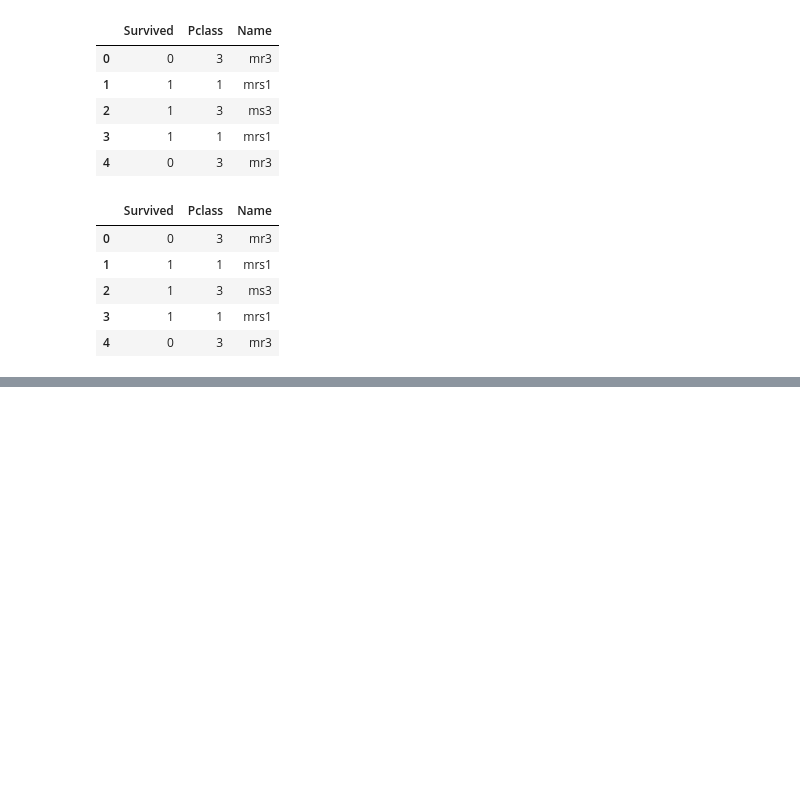
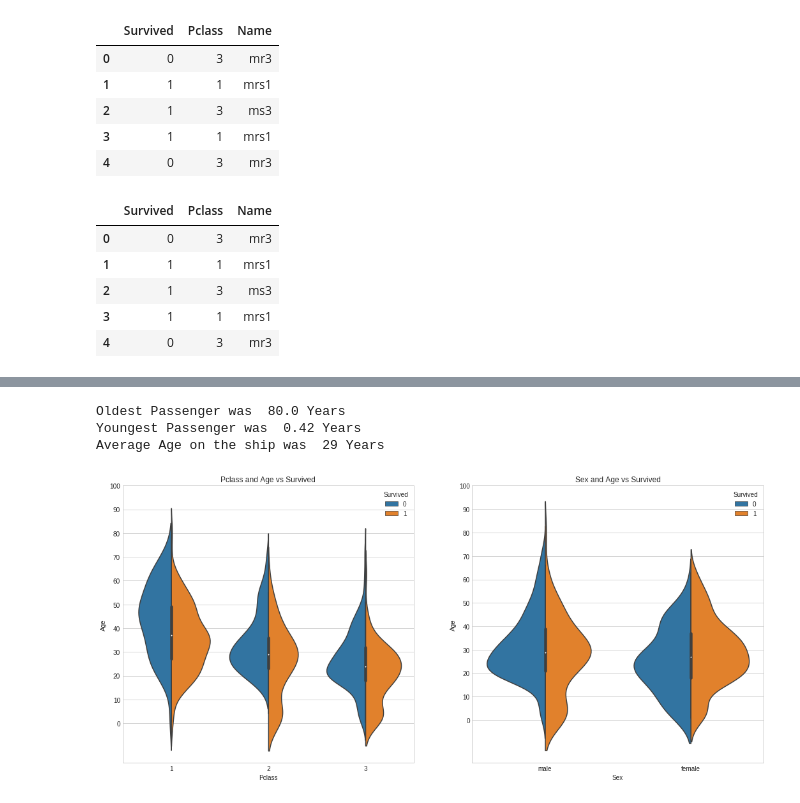
Before and after one commit to joshuajhchoi/ai2learn, a Jupyter notebook: Titanic_강의용_버전.ipynb, the cells around one changed output, grey strips where cells are left out. Drawn from its saved outputs; the diff is of its cells as text; code cells hidden in the pictures; blank space fills up the shorter version.

```diff
--- a/Titanic_강의용_버전.ipynb
+++ b/Titanic_강의용_버전.ipynb
@@ -833,0 +869,9 @@ con('Name','CN')
+# %%
+train['Gender']= 0
+
+def gender():
+  for n in range(1,4):
+    train.loc[(train['Sex'] == 'male') & (train['Pclass'] == n),'Gender']= 'm'+str(n)
+    train.loc[(train['Sex'] == 'female') & (train['Pclass'] == n),'Gender']= 'w'+str(n)
+
+gender()
@@ -833,0 +903,19 @@ con('Name','CN')
+# %%
+print('Oldest Passenger was ',train['Age'].max(),'Years')
+print('Youngest Passenger was ',train['Age'].min(),'Years')
+print('Average Age on the ship was ',int(train['Age'].mean()),'Years')
+# %% [output]
+Oldest Passenger was  80.0 Years
+Youngest Passenger was  0.42 Years
+Average Age on the ship was  29 Years
+# %%
+f,ax=plt.subplots(1,2,figsize=(18,8))
+sns.violinplot("Pclass","Age", hue="Survived", data=train,split=True,ax=ax[0])
+ax[0].set_title('Pclass and Age vs Survived')
+ax[0].set_yticks(range(0,110,10))
+sns.violinplot("Sex","Age", hue="Survived", data=train,split=True,ax=ax[1])
+ax[1].set_title('Sex and Age vs Survived')
+ax[1].set_yticks(range(0,110,10))
+plt.show()
+# %% [output]
+[figure, added]
```
Also changed, not shown: parts of 200 cells of this notebook.
